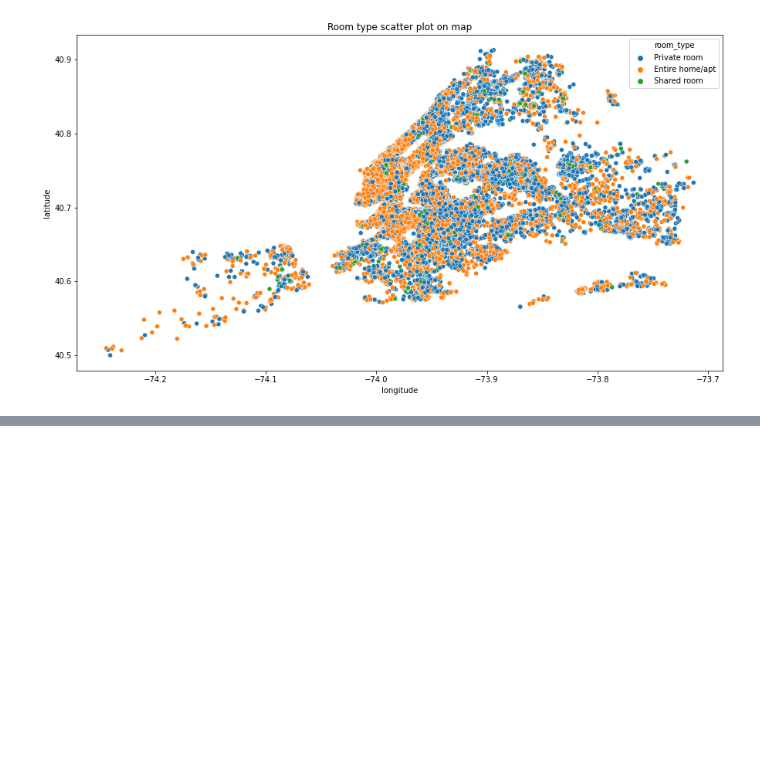
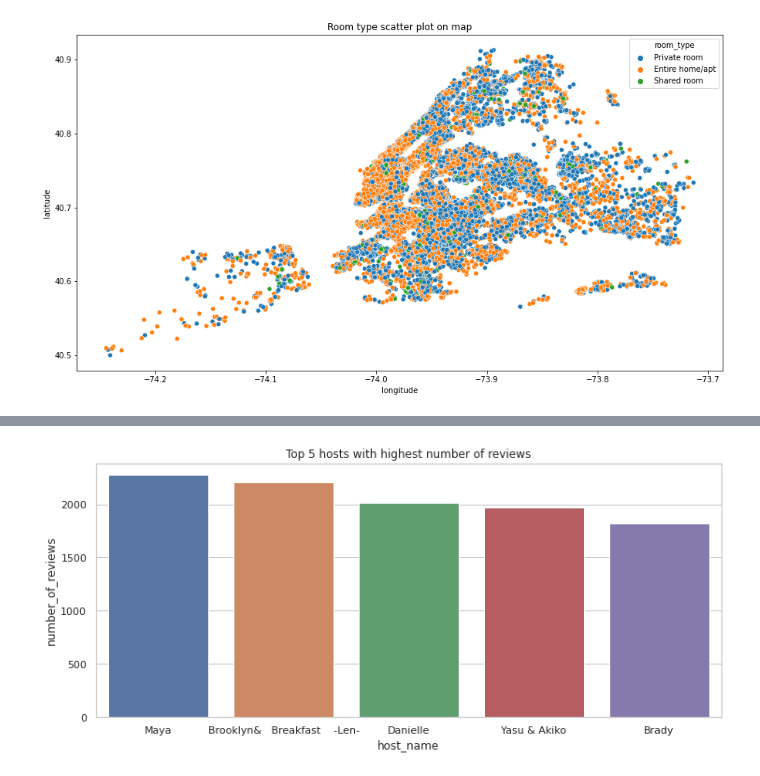
Before and after one commit to bhavikk001/airbnb-eda, a Jupyter notebook: Airbnb_Bookings_Analysis_(Team)_Capstone_Project.ipynb, the cells around one changed output, grey strips where cells are left out. Cells and saved outputs as stored; diff of their text form; code cells hidden in the pictures; blank space fills up the shorter version.

```diff
--- a/Airbnb_Bookings_Analysis_(Team)_Capstone_Project.ipynb
+++ b/Airbnb_Bookings_Analysis_(Team)_Capstone_Project.ipynb
@@ -615,0 +685,3 @@ plt.show()
+# %%
+host_highest_df=df.groupby(['host_id','host_name'],as_index=False)['number_of_reviews'].sum().sort_values(['number_of_reviews'],ascending = False).head()
+host_highest_df
@@ -615,0 +695,11 @@ plt.show()
+# %%
+# setting the dimensions of the plot
+fig, ax = plt.subplots(figsize=(12, 5))
+sns.barplot(x = 'host_name',
+            y = 'number_of_reviews',
+            data = host_highest_df,ax=ax).set(title='Top 5 hosts with highest number of reviews')
+
+# Show the plot
+plt.show()
+# %% [output]
+[figure, added]
```
Also changed, not shown: parts of 12 cells of this notebook.
